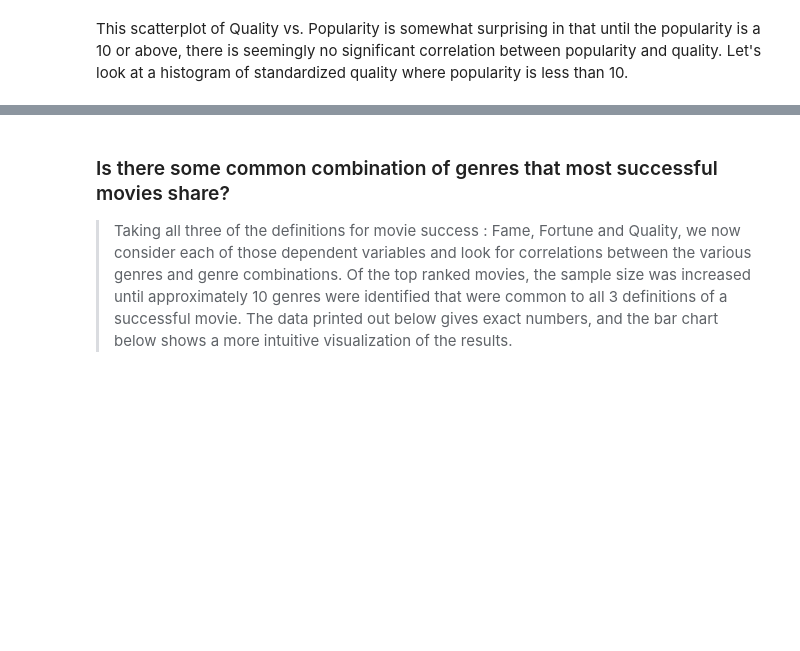
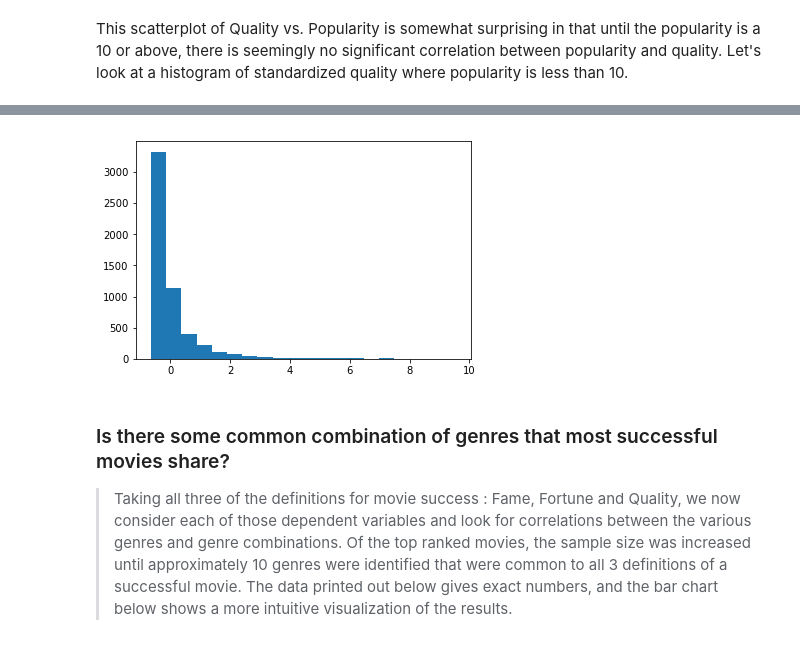
Before and after one commit to SandorAtTheZoo/UdacityDataAnalysisProject2, a Jupyter notebook: investigate-a-dataset-defineMovieSuccess.ipynb, the cells around one changed output, grey strips where cells are left out. Drawn from its saved outputs; the diff is of its cells as text; code cells hidden in the pictures; blank space fills up the shorter version.

```diff
--- a/investigate-a-dataset-defineMovieSuccess.ipynb
+++ b/investigate-a-dataset-defineMovieSuccess.ipynb
@@ -341,3 +348,8 @@ Interestingly enough, when the popularity of a movie is less than 10, the qualit
+# %%
+histPopularity = dfPearsonPopular[dfPearsonPopular['popularityStandardized']<10]['popularityStandardized']
+plt.hist(histPopularity.dropna(), bins = 20);
+# %% [output]
+[figure, added]
 # %% [markdown]
 ### Is there some common combination of genres that most successful movies share?
 
```
Also changed, not shown: parts of 20 cells of this notebook.
